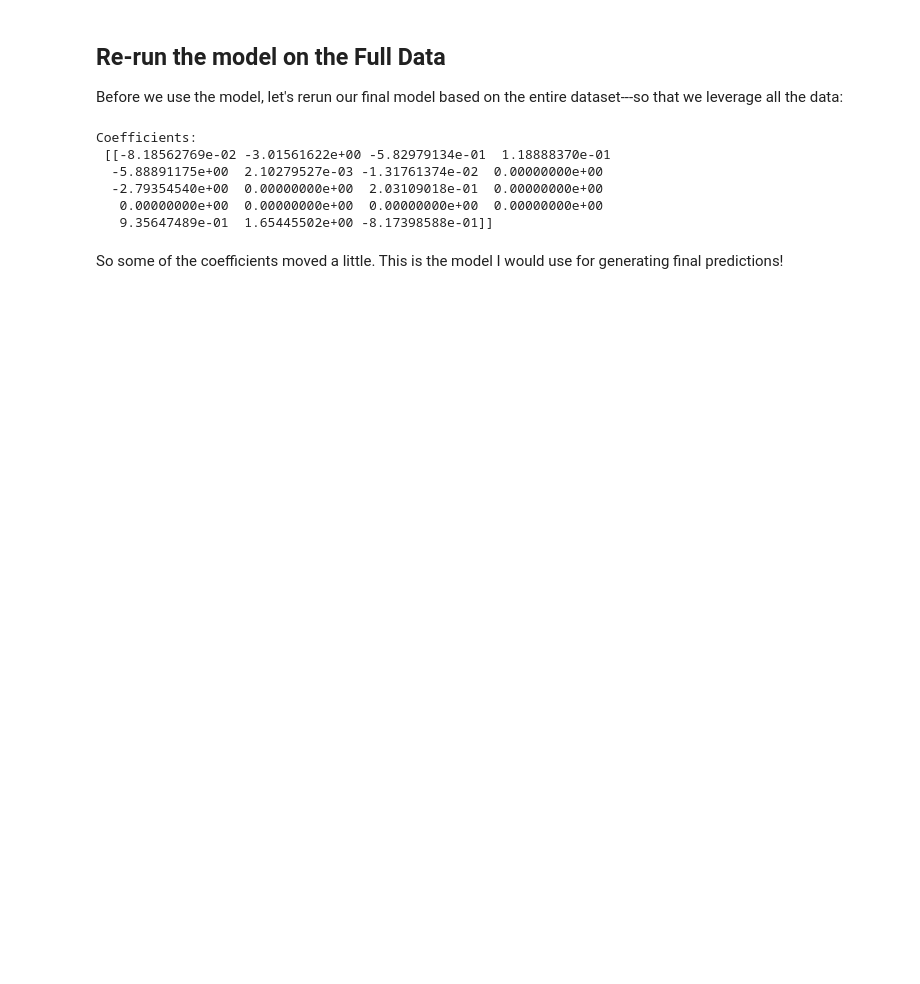
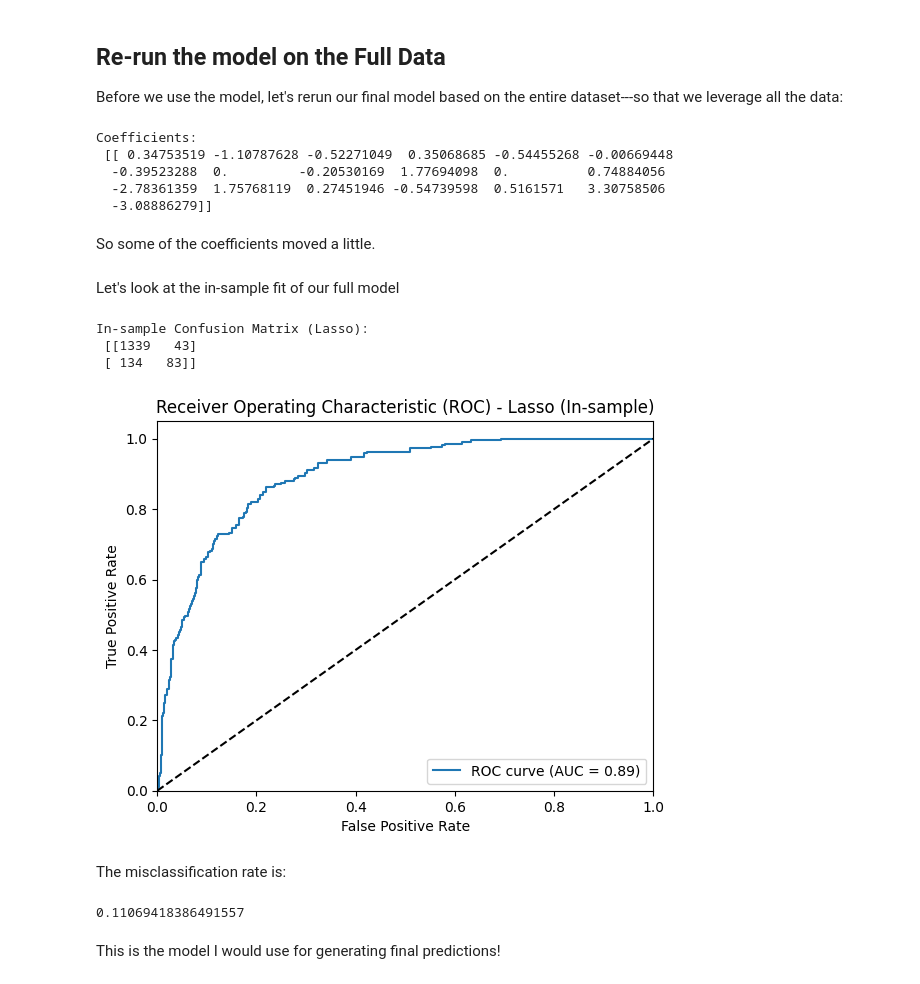
Before and after one commit to danielbauer1979/MSDIA_PredictiveModelingAndMachineLearning, a Jupyter notebook: GB886_VIII_4_WineExample.ipynb, the cells around one changed output. Drawn from its saved outputs; the diff is of its cells as text; code cells hidden in the pictures; blank space fills up the shorter version.

```diff
--- a/GB886_VIII_4_WineExample.ipynb
+++ b/GB886_VIII_4_WineExample.ipynb
@@ -315,22 +318,60 @@ The AUC is the same as above. Still, similar or slighly improved performance alt
 ## Re-run the model on the Full Data
 
 Before we use the model, let's rerun our final model based on the entire dataset---so that we leverage all the data:
+# %%
+X = wine_dat.drop('quality', axis=1)
+y = wine_dat['quality']
+X_scaled = scaler.fit_transform(X)
 # %%
 # Use the best C from L1 regularization
 best_C = model_l1.C_[0]
 
 # Fit Lasso model on the entire dataset
 model_lasso = LogisticRegression(penalty='l1', C=best_C, solver='liblinear', max_iter=30000)
-model_lasso.fit(wine_dat.drop('quality', axis=1), wine_dat['quality'])
+model_lasso.fit(X_scaled,y)
 
 # Print coefficients
 print("Coefficients:\n", model_lasso.coef_)
 # %% [output]
 Coefficients:
- [[-8.18562769e-02 -3.01561622e+00 -5.82979134e-01  1.18888370e-01
-  -5.88891175e+00  2.10279527e-03 -1.31761374e-02  0.00000000e+00
-  -2.79354540e+00  0.00000000e+00  2.03109018e-01  0.00000000e+00
-   0.00000000e+00  0.00000000e+00  0.00000000e+00  0.00000000e+00
-   9.35647489e-01  1.65445502e+00 -8.17398588e-01]]
+ [[ 0.34753519 -1.10787628 -0.52271049  0.35068685 -0.54455268 -0.00669448
+  -0.39523288  0.         -0.20530169  1.77694098  0.          0.74884056
+  -2.78361359  1.75768119  0.27451946 -0.54739598  0.5161571   3.30758506
+  -3.08886279]]
+# %% [markdown]
+So some of the coefficients moved a little.
+# %% [markdown]
+Let's look at the in-sample fit of our full model
+# %%
+y_pred_lasso = model_lasso.predict(X_scaled)
+
+conf_matrix_lasso = confusion_matrix(y, y_pred_lasso)
+print("In-sample Confusion Matrix (Lasso):\n", conf_matrix_lasso)
+
+y_pred_proba_lasso = model_lasso.predict_proba(X_scaled)[:, 1]
+fpr_lasso, tpr_lasso, _ = roc_curve(y, y_pred_proba_lasso)
+auc_lasso = roc_auc_score(y, y_pred_proba_lasso)
+
+plt.figure()
+plt.plot(fpr_lasso, tpr_lasso, label='ROC curve (AUC = {:.2f})'.format(auc_lasso))
+plt.plot([0, 1], [0, 1], 'k--')
+plt.xlim([0.0, 1.0])
+plt.ylim([0.0, 1.05])
+plt.xlabel('False Positive Rate')
+plt.ylabel('True Positive Rate')
+plt.title('Receiver Operating Characteristic (ROC) - Lasso (In-sample)')
+plt.legend(loc="lower right")
+plt.show()
+# %% [output]
+In-sample Confusion Matrix (Lasso):
+ [[1339   43]
+ [ 134   83]]
+[figure, added]
+# %% [markdown]
+The misclassification rate is:
+# %%
+(43+134)/(1339+43+134+83)
+# %% [output]
+0.11069418386491557
 # %% [markdown]
-So some of the coefficients moved a little. This is the model I would use for generating final predictions!
+This is the model I would use for generating final predictions!
```
Also changed, not shown: parts of 14 cells of this notebook.
